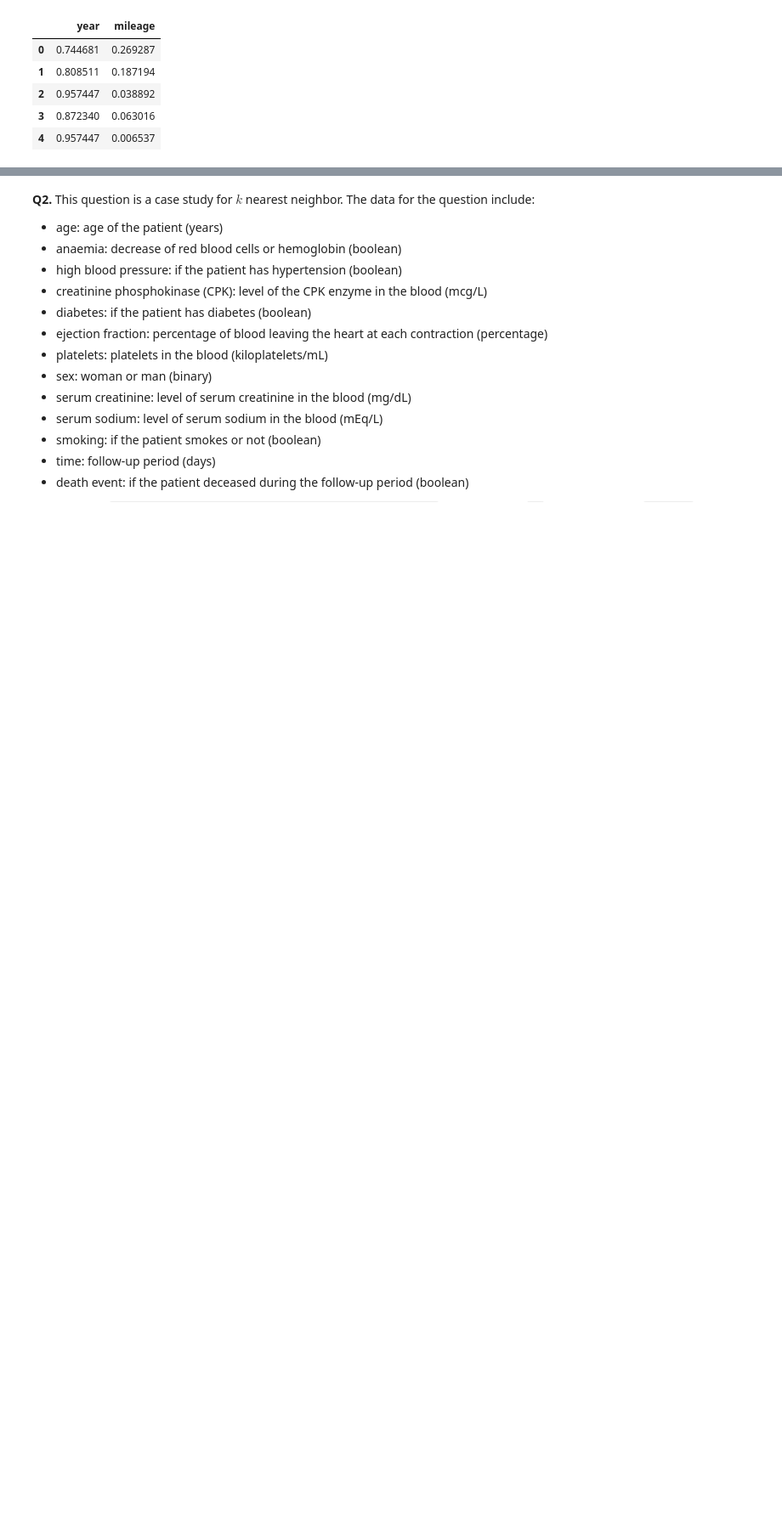
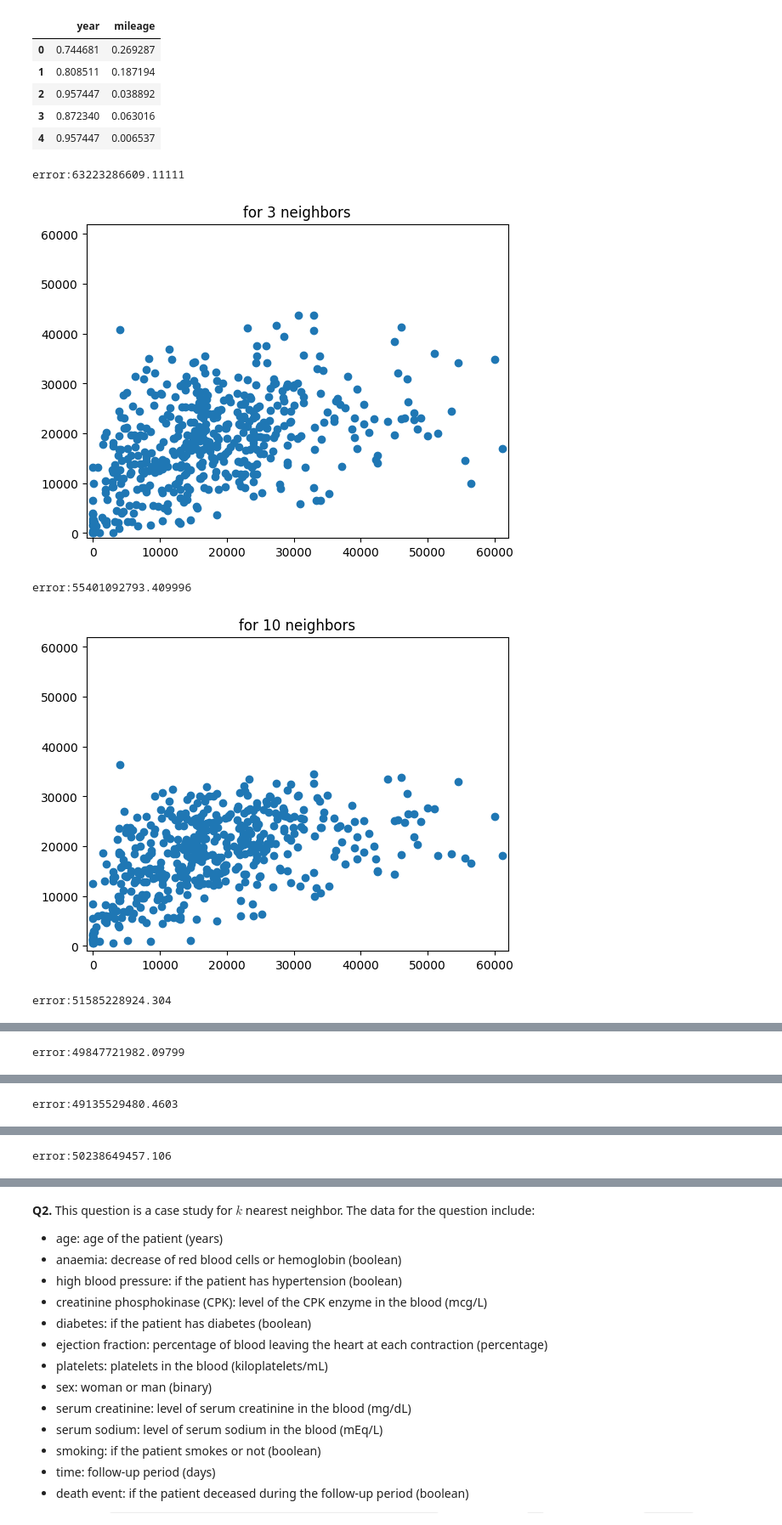
Before and after one commit to annacfisher/knn, a Jupyter notebook: assignment_knn.ipynb, the cells around one changed output, grey strips where cells are left out. Shown at 85% size. Drawn from its saved outputs; the diff is of its cells as text; code cells hidden in the pictures; blank space fills up the shorter version.

```diff
--- a/assignment_knn.ipynb
+++ b/assignment_knn.ipynb
@@ -93,19 +93,38 @@ X=norm
 
 # y is price, x is normalized year and mileage
 
-X_train, X_test, y_train, y_test = train_test_split(X,norm,test_size=.2,random_state=100)
+y = df['price']
+X = df.drop('price',axis=1)
+X_train, X_test, y_train, y_test = train_test_split(X,y,test_size=.2,random_state=100)
+
+#X_train, X_test, y_train, y_test = train_test_split(X,norm,test_size=.2,random_state=100)
 # %%
 from sklearn.neighbors import KNeighborsRegressor # Import the kNN regression tool
 # %%
 #4
 
 #create and train model for each k value
 k_values = [3,10,25,50,100,300]
 
 for k in k_values:
   #make the model
-  model = KNeighborsRegressor(n_neighbors=3)
+  model = KNeighborsRegressor(n_neighbors=k)
   fitted_model = model.fit(X_train,y_train)
   #find the SSE
-  y_hat = y_hat = fitted_model.predict(X_test)
-  SSE =
+  y_hat = fitted_model.predict(X_test)
+  SSE = np.sum((y_hat - y_test)**2) #sum of the square of the residuals
+  print("error:"+ str(SSE))
+
+  #create plot
+  plot, axes = plt.subplots()
+  plt.scatter(y_test,y_hat)
+  plt.title("for "+str(k)+" neighbors")
+  axes.set_ylim(-1000, 62000)
+  axes.set_xlim(-1000, 62000)
+  plt.show()
+# %% [output]
+error:63223286609.11111
+[figure, added]
+error:55401092793.409996
+[figure, added]
+error:51585228924.304
@@ -111,0 +132 @@ for k in k_values:
+error:49847721982.09799
@@ -111,0 +134 @@ for k in k_values:
+error:49135529480.4603
@@ -111,0 +136 @@ for k in k_values:
+error:50238649457.106
```
Also changed, not shown: parts of 9 cells of this notebook.
